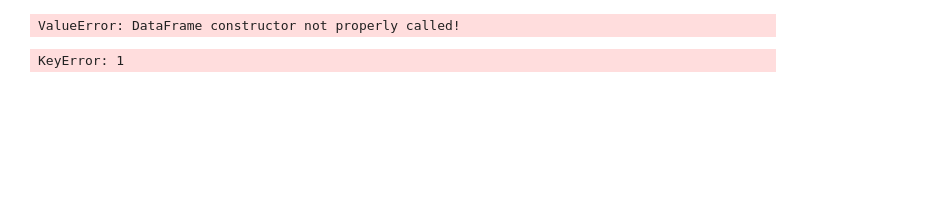
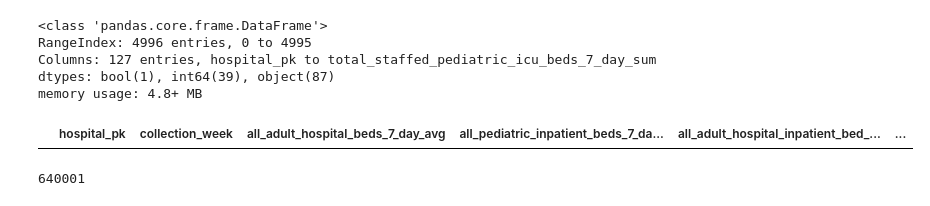
Before and after one commit to hirengupta97/Data-Engineering, a Jupyter notebook: try2.ipynb, the cells around one changed output. Cells and saved outputs as stored; diff of their text form; code cells hidden in the pictures; blank space fills up the shorter version.

```diff
--- a/try2.ipynb
+++ b/try2.ipynb
@@ -34,13 +26,14 @@ dtype('int64')
+# %%
+df.info()
+# %% [output]
+<class 'pandas.core.frame.DataFrame'>
+RangeIndex: 4996 entries, 0 to 4995
+Columns: 127 entries, hospital_pk to total_staffed_pediatric_icu_beds_7_day_sum
+dtypes: bool(1), int64(39), object(87)
+memory usage: 4.8+ MB
 # %%
-df2=pd.DataFrame()
-df2.columns = ["hospital_pk", "collection_week", "all_adult_hospital_beds_7_day_avg", "all_pediatric_inpatient_beds_7_day_avg", "all_adult_hospital_inpatient_bed_occupied_7_day_coverage", "all_pediatric_inpatient_bed_occupied_7_day_avg", "total_icu_beds_7_day_avg", "icu_beds_used_7_day_avg", "inpatient_beds_used_covid_7_day_avg", "staffed_icu_adult_patients_confirmed_covid_7_day_avg"]
+df2=pd.DataFrame(columns = ["hospital_pk", "collection_week", "all_adult_hospital_beds_7_day_avg", "all_pediatric_inpatient_beds_7_day_avg", "all_adult_hospital_inpatient_bed_occupied_7_day_coverage", "all_pediatric_inpatient_bed_occupied_7_day_avg", "total_icu_beds_7_day_avg", "icu_beds_used_7_day_avg", "inpatient_beds_used_covid_7_day_avg", "staffed_icu_adult_patients_confirmed_covid_7_day_avg"])
+n_row=0
 df2
 # %% [output]
-ValueError: DataFrame constructor not properly called!
+|  | hospital_pk | collection_week | all_adult_hospital_beds_7_day_avg | all_pediatric_inpatient_beds_7_da... | all_adult_hospital_inpatient_bed_... | ... |
-# %%
-df2=pd.DataFrame()
-df2 = df2.append([1, 2]).T
-df2.loc[2]=[3,4]
-df2.loc[1]
-# %% [output]
-KeyError: 1
@@ -50,3 +40,25 @@ n_row=0
+# %%
+# a = df.iloc[0, 96]
+# print(m.isnan(a))
+# print(type(a))
+# a = (str(a)).find("(")
+# print(a)
+
+# b = df.iloc[1, 96][6:].strip("()").split(" ")[0]
+# print(b)
+# print(type(b))
+
+# c = float(df.iloc[2, 96][6:].strip("()").split(" ")[0])
+# print(c)
+# print(type(c))
+
+# if (m.isnan(df.iloc[0, 96])):
+#     print("Yes")
+
+d = df.iloc[0, 0]
+print(d)
+# %% [output]
+640001
 # %%
 with conn.transaction():
     for row in range(df.shape[0]):
```
Also changed, not shown: parts of 17 cells of this notebook, 2 other files.
